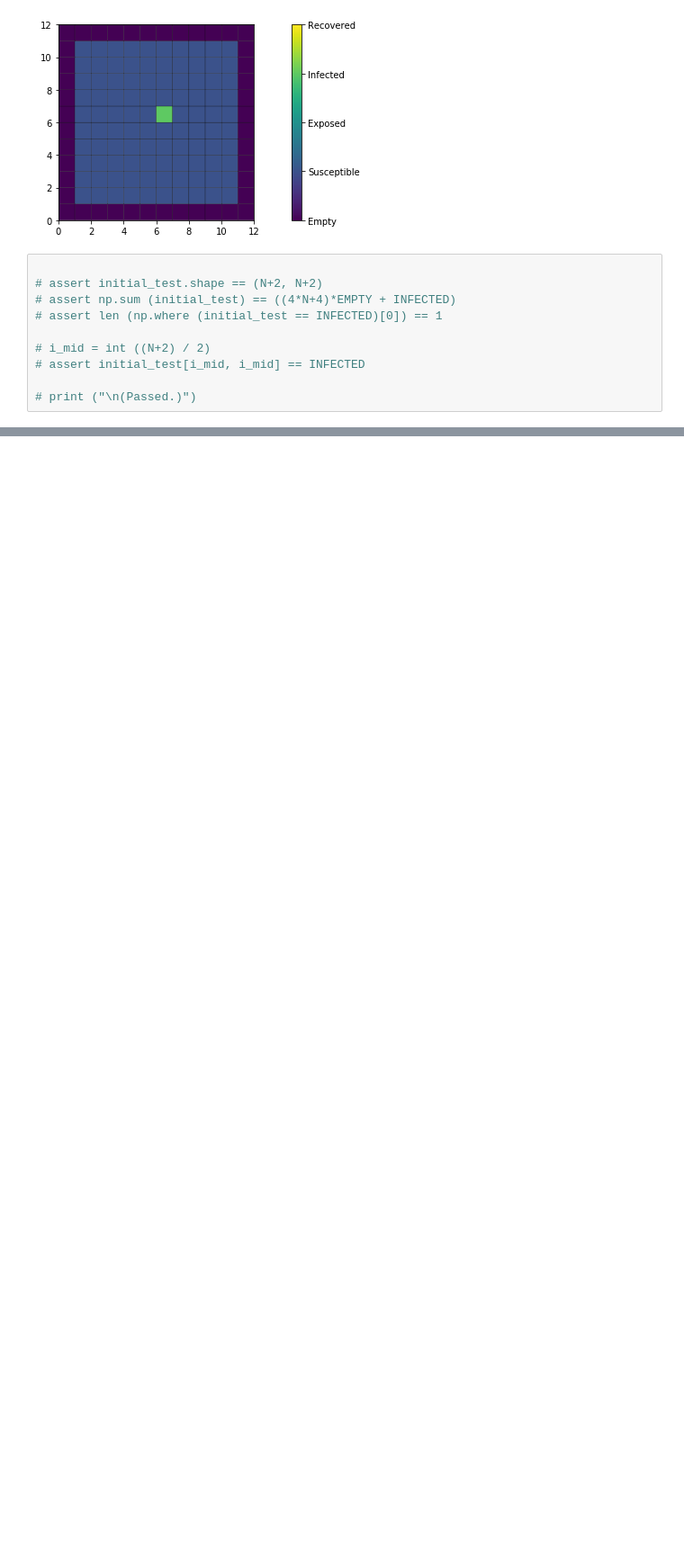
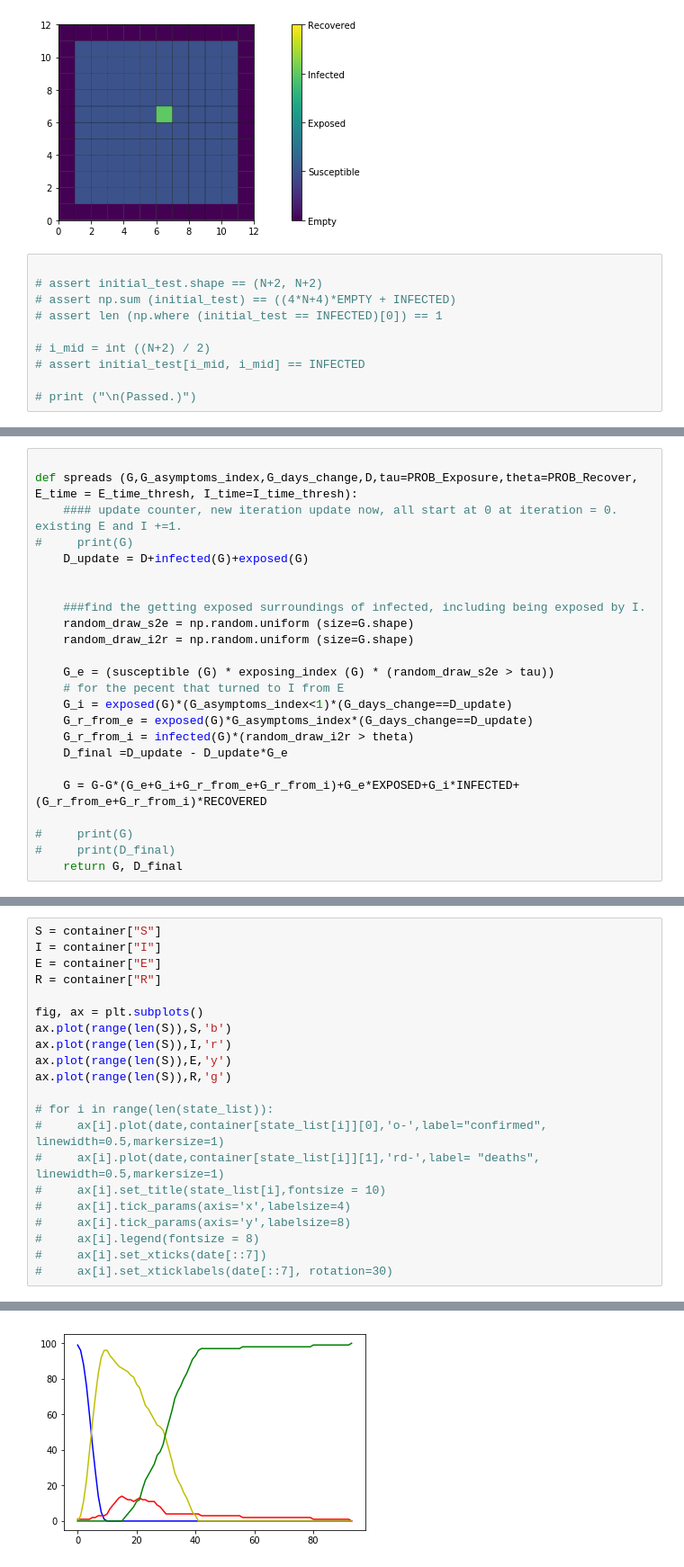
Before and after one commit to MUYANGGUO/COVID19-Simulation, a Jupyter notebook: Models_Notebooks/part0--ca.ipynb, the cells around one changed output, grey strips where cells are left out. Shown at 90% size. Saved outputs shown, nothing was run; the diff lists cells and outputs as text; blank space fills up the shorter version.

```diff
--- a/Models_Notebooks/part0--ca.ipynb
+++ b/Models_Notebooks/part0--ca.ipynb
@@ -336,0 +330,24 @@ average
+# %%
+
+def spreads (G,G_asymptoms_index,G_days_change,D,tau=PROB_Exposure,theta=PROB_Recover, E_time = E_time_thresh, I_time=I_time_thresh):
+    #### update counter, new iteration update now, all start at 0 at iteration = 0. existing E and I +=1.
+#     print(G)
+    D_update = D+infected(G)+exposed(G)
+
+
+    ###find the getting exposed surroundings of infected, including being exposed by I.
+    random_draw_s2e = np.random.uniform (size=G.shape)
+    random_draw_i2r = np.random.uniform (size=G.shape)
+
+    G_e = (susceptible (G) * exposing_index (G) * (random_draw_s2e > tau))
+    # for the pecent that turned to I from E
+    G_i = exposed(G)*(G_asymptoms_index<1)*(G_days_change==D_update)
+    G_r_from_e = exposed(G)*G_asymptoms_index*(G_days_change==D_update)
+    G_r_from_i = infected(G)*(random_draw_i2r > theta)
+    D_final =D_update - D_update*G_e
+
+    G = G-G*(G_e+G_i+G_r_from_e+G_r_from_i)+G_e*EXPOSED+G_i*INFECTED+(G_r_from_e+G_r_from_i)*RECOVERED
+
+#     print(G)
+#     print(D_final)
+    return G, D_final
@@ -336,0 +393,22 @@ average
+# %%
+S = container["S"]
+I = container["I"]
+E = container["E"]
+R = container["R"]
+
+fig, ax = plt.subplots()
+ax.plot(range(len(S)),S,'b')
+ax.plot(range(len(S)),I,'r')
+ax.plot(range(len(S)),E,'y')
+ax.plot(range(len(S)),R,'g')
+
+# for i in range(len(state_list)):
+#     ax[i].plot(date,container[state_list[i]][0],'o-',label="confirmed", linewidth=0.5,markersize=1)
+#     ax[i].plot(date,container[state_list[i]][1],'rd-',label= "deaths", linewidth=0.5,markersize=1)
+#     ax[i].set_title(state_list[i],fontsize = 10)
+#     ax[i].tick_params(axis='x',labelsize=4)
+#     ax[i].tick_params(axis='y',labelsize=8)
+#     ax[i].legend(fontsize = 8)
+#     ax[i].set_xticks(date[::7])
+#     ax[i].set_xticklabels(date[::7], rotation=30)
+# %% [output]
@@ -336,0 +416 @@ average
+[figure, added]
```
Also changed, not shown: parts of 11 cells of this notebook, 3 other files.
